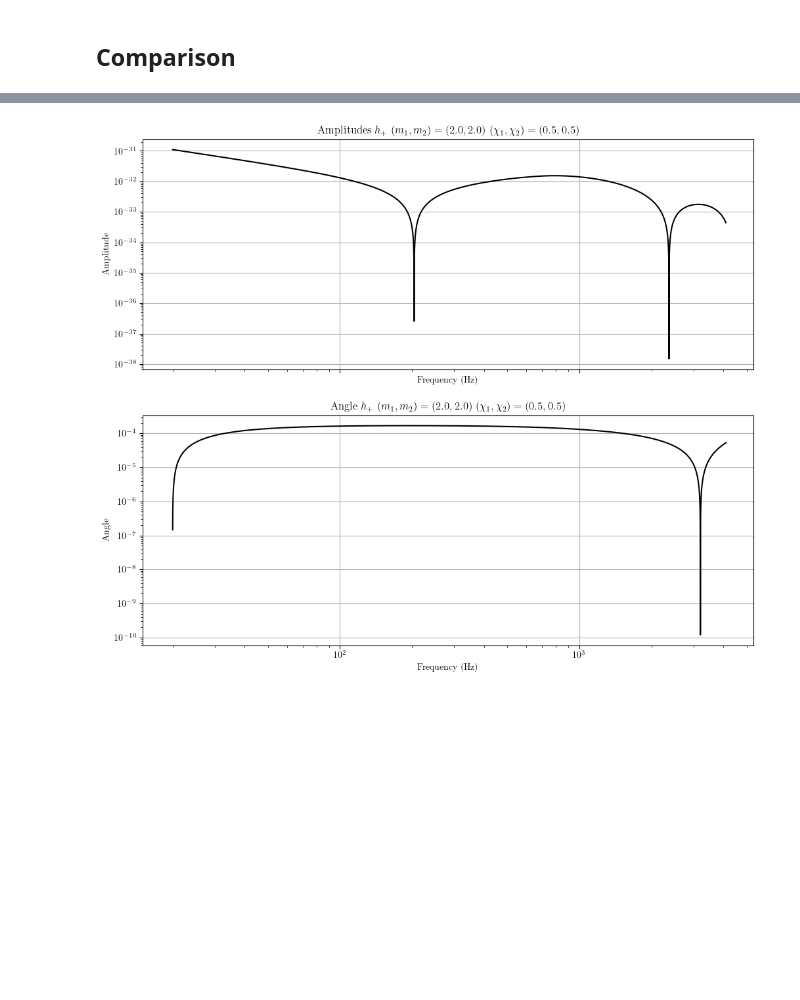
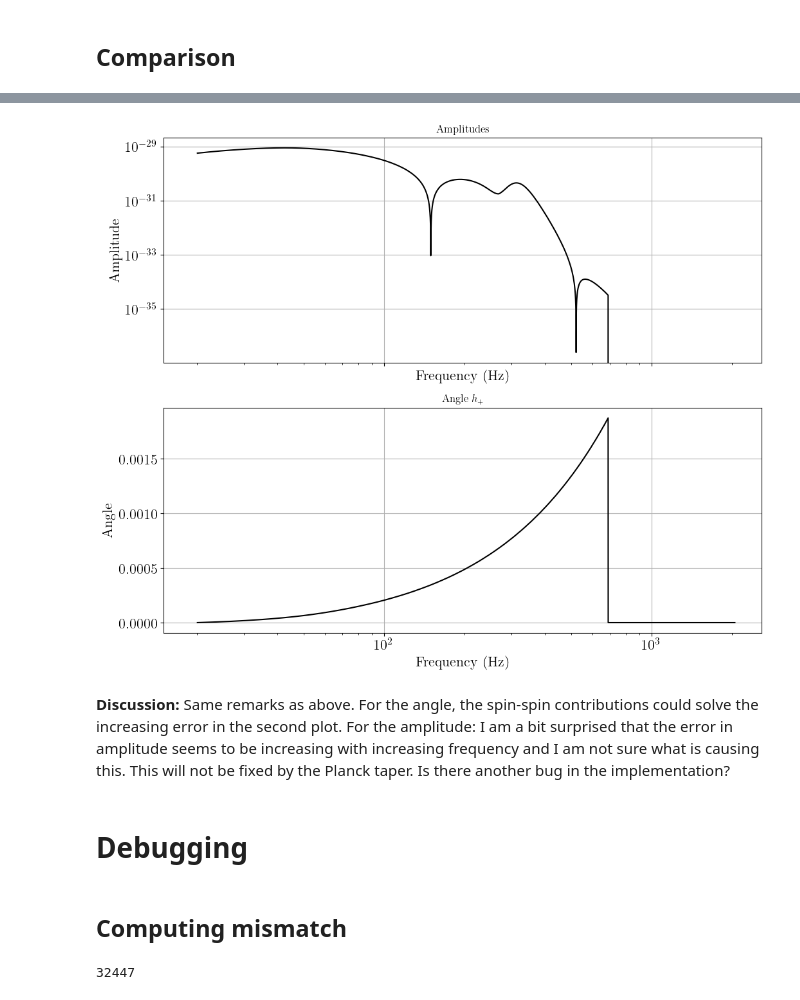
Before and after one commit to tedwards2412/ripple, a Jupyter notebook: notebooks/check_IMRPhenomD.ipynb, the cells around one changed output, grey strips where cells are left out. Drawn from its saved outputs; the diff is of its cells as text; code cells hidden in the pictures; blank space fills up the shorter version.

```diff
--- a/notebooks/check_IMRPhenomD.ipynb
+++ b/notebooks/check_IMRPhenomD.ipynb
@@ -46,15 +49,15 @@ Get the frequency grid:
 # Frequency grid
 T = 16
 f_l = 20.0
-f_sampling = 2 * 4096
+f_sampling = 2 * 2048
 f_u = f_sampling // 2
 f_ref = f_l
 
 delta_t = 1 / f_sampling
 tlen = int(round(T / delta_t))
 freqs = np.fft.rfftfreq(tlen, delta_t)
-# df = freqs[1] - freqs[0]
-df = 0.01
+df = freqs[1] - freqs[0]
+# df = 0.01
 fs = freqs[(freqs > f_l) & (freqs < f_u)]
 # %% [markdown]
 ## Ripple
@@ -110,8 +113,8 @@ hp, _ = lalsim.SimInspiralChooseFDWaveform(
     inclination,
     phic,
     0,
-    0.0,
-    0.0,
+    0,
+    0,
     df,
     f_l,
     f_u,
@@ -127,8 +130,6 @@ freqs_lal = np.arange(len(hp.data.data)) * df
 #     [Mc, eta, theta[2], theta[3], dist_mpc, tc, phic, inclination]
 # )
 # hp_ripple = waveform(theta_ripple)
-pad_low, pad_high = get_eff_pads(fs)
-PSD_vals = np.interp(fs, f_ASD, ASD) ** 2
 
 mask_lal = (freqs_lal > f_l) & (freqs_lal < f_u)
 hp_lalsuite = hp.data.data[mask_lal]
@@ -136,7 +137,7 @@ hp_lalsuite = hp.data.data[mask_lal]
 ## Comparison
 # %%
 # One frequency variable, just f
-f = fs_ripple
+f = freqs_lal[mask_lal]
 # %%
 a = 0.75
 plt.subplots(1, 1, figsize=(17, 7))
@@ -227,40 +206,36 @@ plt.show()
-# %%
-correct_freqs = True # correct frequency grid by interpolation
-if correct_freqs:
-    A_lalsuite = jnp.interp(f, freqs_lal[mask_lal], A_lalsuite)
-    angle_lalsuite = jnp.interp(f, freqs_lal[mask_lal], angle_lalsuite)
 # %%
 plt.subplots(2, 1, figsize=(12, 10), sharex=True)
 plt.subplot(2, 1, 1)
 
 # Plot the amplitude
-plt.plot(f, abs(A_lalsuite - A_ripple), "-", color = 'black')
+diffs_amplitude = abs(A_lalsuite - A_ripple)
+plt.plot(fs_ripple, diffs_amplitude, "-", color = "black")
 
-# Plot where the Planck taper has to take place
-# plt.axvline(f_merger, linestyle = "--", color = 'black', label = 'Planck taper')
-# plt.axvline(1.2 * f_merger, linestyle = "--", color = 'black')
-
-plt.title(r"Amplitudes $h_+$ ($m_1, m_2) = ({}, {}$) ($\chi_1, \chi_2) = ({}, {}$)".format(m1, m2, chi1, chi2))
+# plt.title(r"Amplitudes $h_+$ ($m_1, m_2) = ({}, {}$) ($\chi_1, \chi_2) = ({}, {}$) ($\Lambda_1, \Lambda_2) = ({}, {}$)".format(m1, m2, chi1, chi2, lambda1, lambda2))
+plt.title(r"Amplitudes")
 plt.yscale('log')
 plt.xscale('log')
 plt.xlabel("Frequency (Hz)")
 plt.ylabel("Amplitude")
 # plt.ylim(1e-27, 1e-21)
-plt.xlim(f_l - 5)
-# plt.legend()
+# plt.xlim(f_l - 5)
 
 # Plot the angle or the phase
 plt.subplot(2, 1, 2)
-
-plt.plot(f, abs(angle_lalsuite - angle_ripple), "-", color = 'black')
+plt.plot(freqs_lal[mask_lal], abs(angle_lalsuite - angle_ripple), "-", color = "black")
 name = "Angle"
-# plt.legend()
-plt.title(r"{} $h_+$ ($m_1, m_2) = ({}, {}$) ($\chi_1, \chi_2) = ({}, {}$)".format(name, m1, m2, chi1, chi2))
+# plt.title(r"{} $h_+$ ($m_1, m_2) = ({}, {}$) ($\chi_1, \chi_2) = ({}, {}$) ($\Lambda_1, \Lambda_2) = ({}, {}$)".format(name, m1, m2, chi1, chi2, lambda1, lambda2))
+plt.title(r"{} $h_+$ ".format(name))
 plt.xlabel("Frequency (Hz)")
 plt.ylabel(f"{name}")
 plt.xscale('log')
 plt.xlim(f_l - 5)
-plt.yscale('log')
 plt.show()
 # %% [output]
-[figure, old version]
+[figure, new version]
+# %% [markdown]
+**Discussion:** Same remarks as above. For the angle, the spin-spin contributions could solve the increasing error in the second plot. For the amplitude: I am a bit surprised that the error in amplitude seems to be increasing with increasing frequency and I am not sure what is causing this. This will not be fixed by the Planck taper. Is there another bug in the implementation?
+# %% [markdown]
+# Debugging
+# %% [markdown]
+## Computing mismatch
@@ -266,0 +244,4 @@ plt.show()
+# %%
+len(hp_ripple)
+# %% [output]
+32447
```
Also changed, not shown: parts of 15 cells of this notebook, 17 other files.
